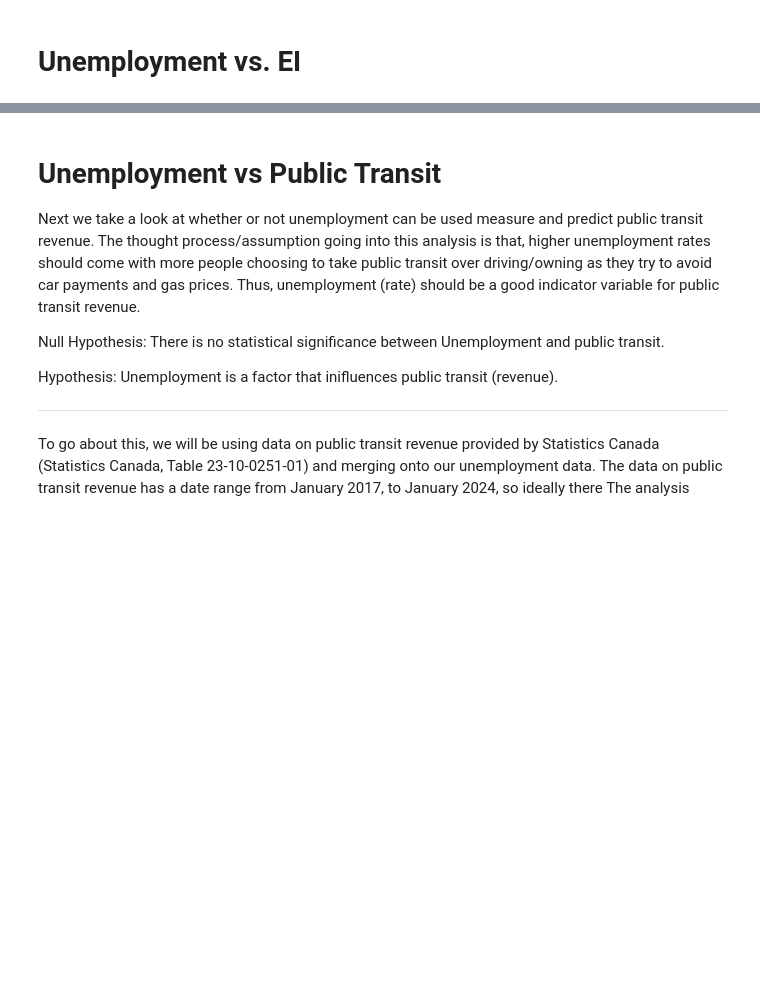
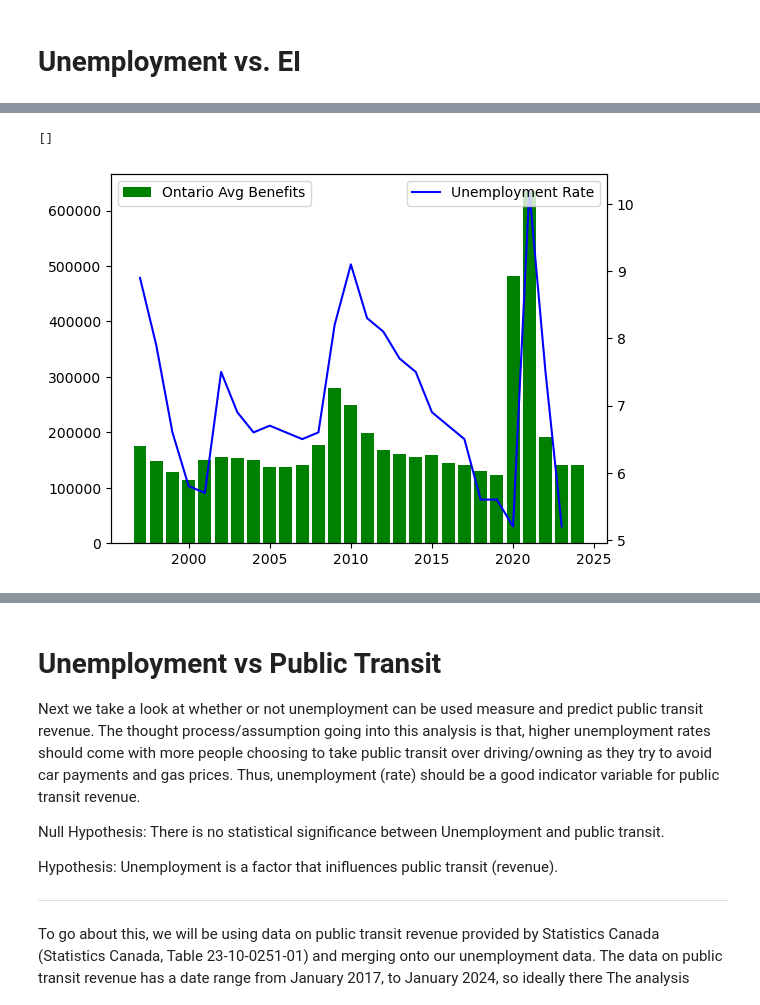
Before and after one commit to Cadeem-M/Project-1-Unemployment, a Jupyter notebook: analysis.ipynb, the cells around one changed output, grey strips where cells are left out. Cells and saved outputs as stored; diff of their text form; code cells hidden in the pictures; blank space fills up the shorter version.

```diff
--- a/analysis.ipynb
+++ b/analysis.ipynb
@@ -500,0 +531,6 @@ ei_benefits_df.head()
+# %%
+#Add columns Year and Month to filter data
+filt_ei_benefits_df["Year"] = ""
+filt_ei_benefits_df["Month"] = ""
+
+filt_ei_benefits_df.head()
@@ -500,0 +653,8 @@ ei_benefits_df.head()
+# %%
+#Merge 2 dataset
+provincial_unemploy_avg_df['Year'] = provincial_unemploy_avg_df['Year'].astype(int)
+filt_ei_benefits_df['Year'] = filt_ei_benefits_df['Year'].astype(int)
+
+spending_ei_benefits = pd.merge(filt_ei_benefits_df, provincial_unemploy_avg_df, how="left", on=["Year", "GEO"])
+spending_ei_benefits = spending_ei_benefits.drop("index",axis=1)
+spending_ei_benefits
@@ -500,0 +675,6 @@ ei_benefits_df.head()
+# %%
+#Filter for government spending of EI benefits by category
+ei_category_df = spending_ei_benefits[spending_ei_benefits["Beneficiary detail"] == "Regular benefits"]
+#ei_category_df.dropna(inplace=True)
+
+ei_category_df
@@ -500,0 +695,25 @@ ei_benefits_df.head()
+# %%
+# filter for Ontario only
+ei_category_df = ei_category_df[ei_category_df["GEO"]== "Ontario"]
+
+year = ei_category_df["Year"]
+avg_unemployment = ei_category_df["Unemployment rate"]
+avg_employment = ei_category_df["Employment rate"]
+spending_ei_benefits = ei_category_df["Avg Benefits"]
+
+fig, ax = plt.subplots()
+ax.bar(year, spending_ei_benefits, color='green', label="Ontario Avg Benefits")
+
+ax2= ax.twinx()
+
+#ax2.plot(year, avg_employment, color='green', label="Employment Rate")
+ax2.plot(year, avg_unemployment, color='blue', label="Unemployment Rate")
+plt.legend(loc="upper right")
+
+plt.savefig("Resources/ei_fig_1.png")
+
+ax.legend()
+ax.plot()
+# %% [output]
+[]
+[figure, added]
```
Also changed, not shown: parts of 13 cells of this notebook, 3 other files.
